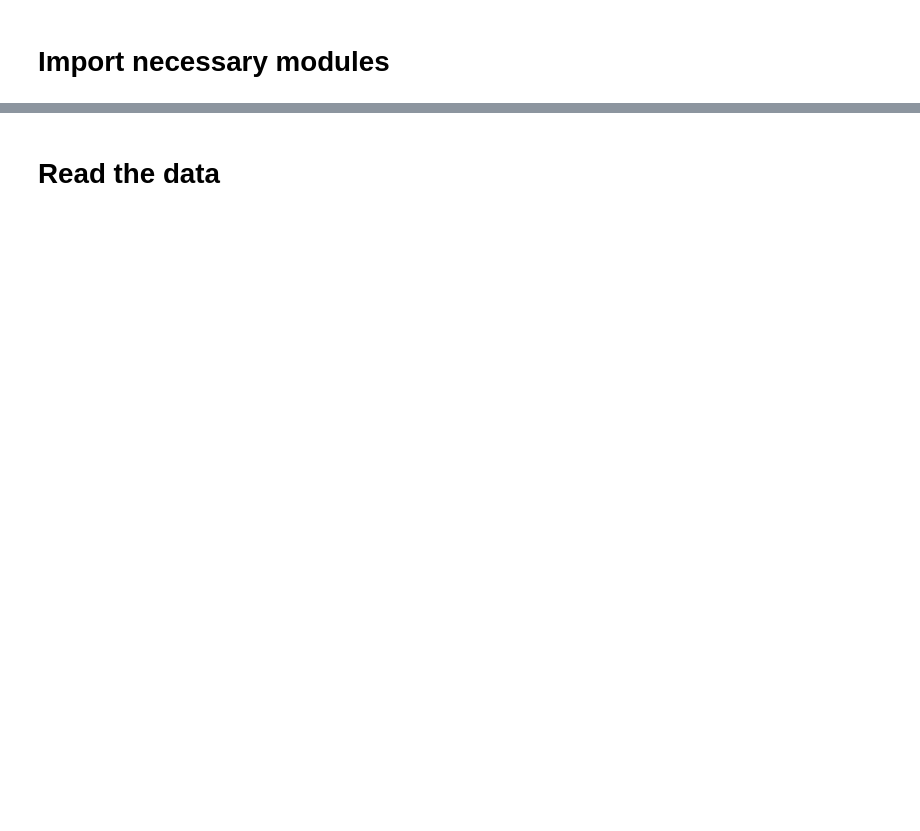
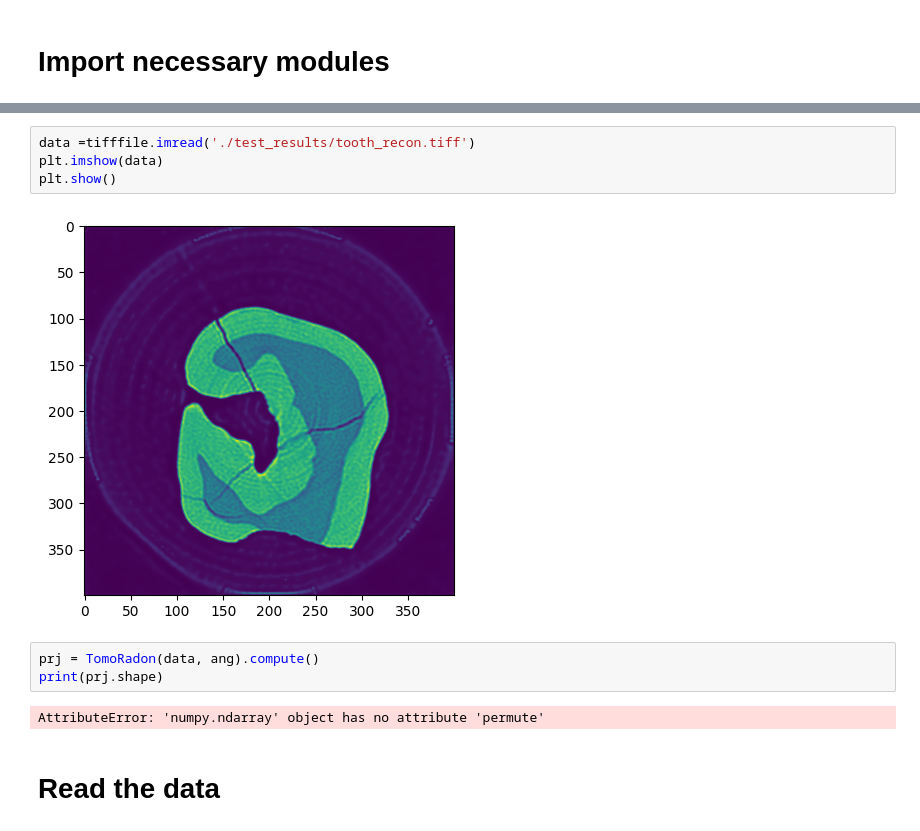
Before and after one commit to XYangXRay/ganrec, a Jupyter notebook: examples/tomography_torch_example.ipynb, the cells around one changed output, grey strips where cells are left out. Saved outputs shown, nothing was run; the diff lists cells and outputs as text; blank space fills up the shorter version.

```diff
--- a/examples/tomography_torch_example.ipynb
+++ b/examples/tomography_torch_example.ipynb
@@ -12,3 +11,14 @@ ModuleNotFoundError: No module named 'ganrectorch'
+# %%
+data =tifffile.imread('./test_results/tooth_recon.tiff')
+plt.imshow(data)
+plt.show()
+# %% [output]
+[figure, added]
+# %%
+prj = TomoRadon(data, ang).compute()
+print(prj.shape)
+# %% [output]
+AttributeError: 'numpy.ndarray' object has no attribute 'permute'
 # %% [markdown]
 # Read the data
 # %%
```
Also changed, not shown: parts of 4 cells of this notebook.
